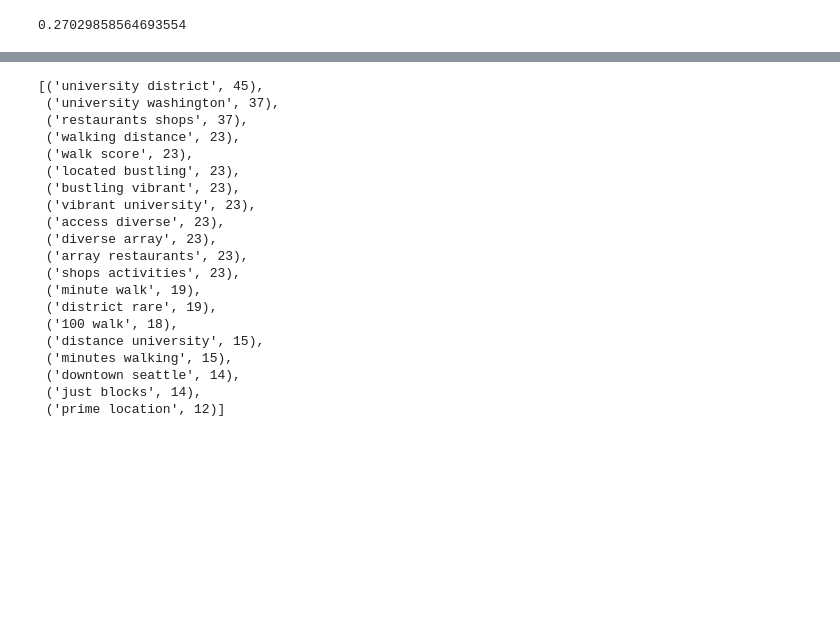
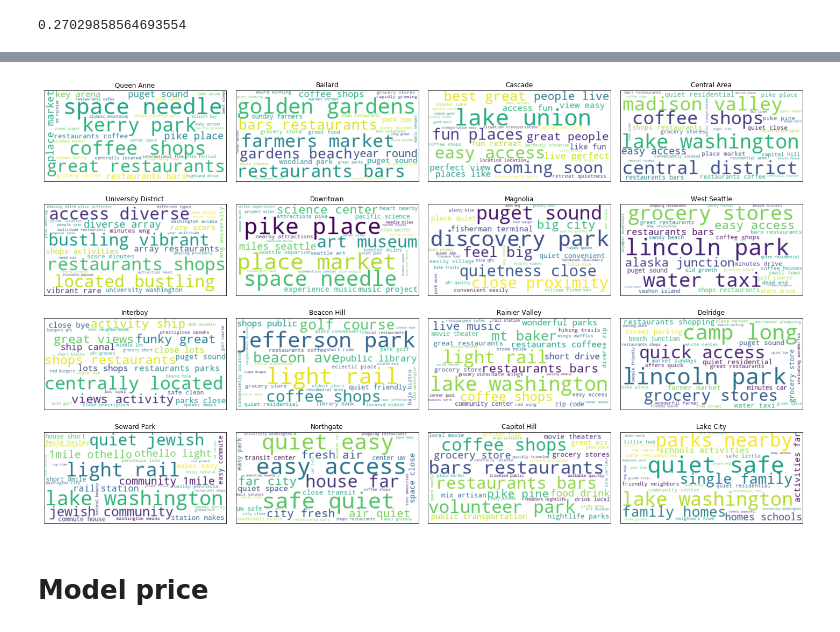
Before and after one commit to fuanqi/datascience, a Jupyter notebook: Airbnb EDA/Seatle Airbnb EDA.ipynb, the cells around one changed output, grey strips where cells are left out. Saved outputs shown, nothing was run; the diff lists cells and outputs as text; code cells hidden in the pictures; blank space fills up the shorter version.

```diff
--- a/Airbnb EDA/Seatle Airbnb EDA.ipynb
+++ b/Airbnb EDA/Seatle Airbnb EDA.ipynb
@@ -331,23 +357,21 @@ get_top_n_bigram(text[text['neighbourhood_cleansed']=='West Queen Anne']['overvi
-# %%
-get_top_n_bigram(text[text['neighbourhood_cleansed']=='University District']['overview'], n=20)
-# %% [output]
-[('university district', 45),
- ('university washington', 37),
- ('restaurants shops', 37),
- ('walking distance', 23),
- ('walk score', 23),
- ('located bustling', 23),
- ('bustling vibrant', 23),
- ('vibrant university', 23),
- ('access diverse', 23),
- ('diverse array', 23),
- ('array restaurants', 23),
- ('shops activities', 23),
- ('minute walk', 19),
- ('district rare', 19),
- ('100 walk', 18),
- ('distance university', 15),
- ('minutes walking', 15),
- ('downtown seattle', 14),
- ('just blocks', 14),
- ('prime location', 12)]
+# %%
+fig, axes = plt.subplots(nrows=4, ncols=4, figsize=(20,12),
+                        subplot_kw={'xticks': [], 'yticks': []})
+
+neighbourhoods = [n for n in neighbourhood_cleansed if n != 'Other neighborhoods']
+
+for row in range(4):
+    for col in range(4):
+        neighbourhood = neighbourhoods[row*4+col]
+
+        wordcloud = wc.generate_from_frequencies(list_tuple_to_dict(get_top_n_bigram(text_df[text_df['neighbourhood_group_cleansed']==neighbourhood]['overview'], n=30)))
+
+        axes[row][col].imshow(wordcloud, interpolation="bilinear")
+        axes[row][col].set_title(neighbourhood)
+
+plt.tight_layout()
+plt.show()
+# %% [output]
+[figure, added]
+# %% [markdown]
+# Model price
```
Also changed, not shown: parts of 43 cells of this notebook, 10 other files.
